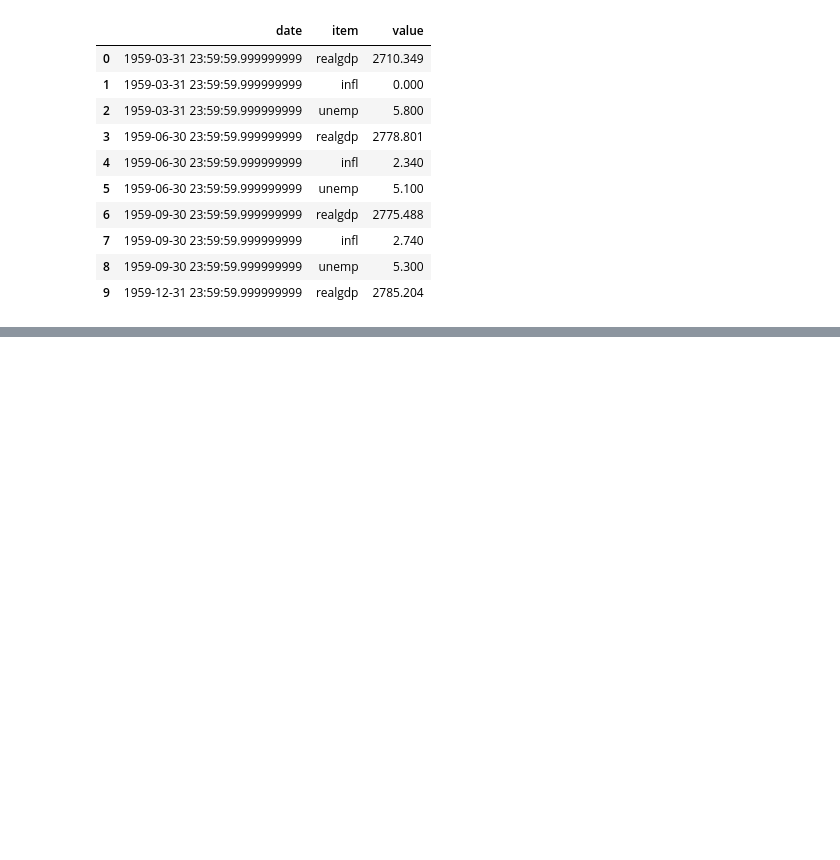
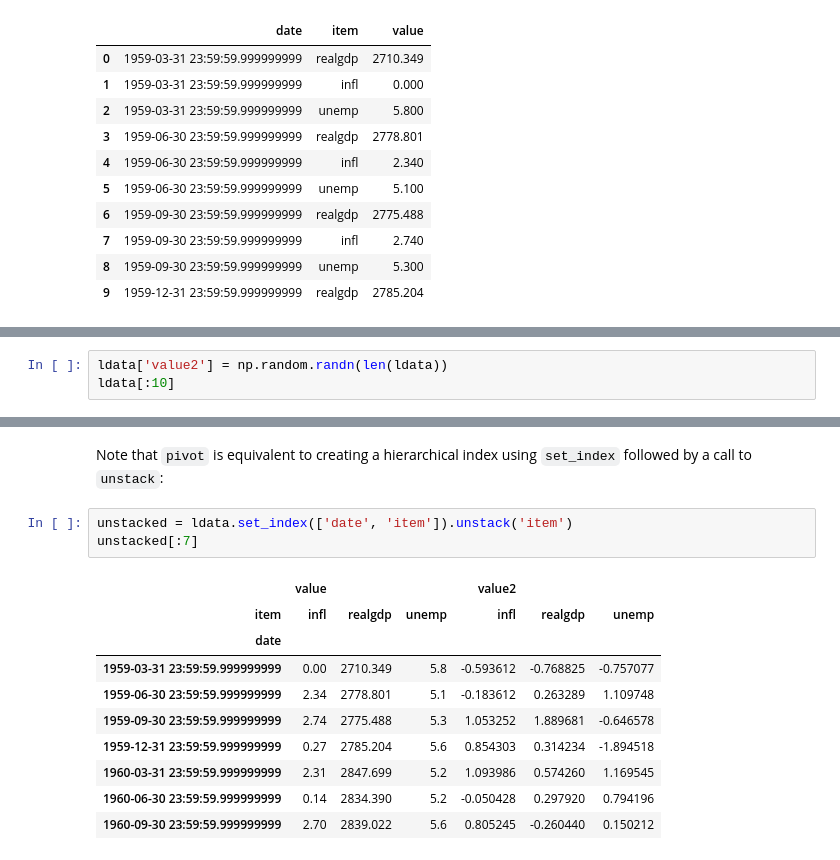
Before and after one commit to colinat/pandas, a Jupyter notebook: datawrang.ipynb, the cells around one changed output, grey strips where cells are left out. Saved outputs shown, nothing was run; the diff lists cells and outputs as text; blank space fills up the shorter version.

```diff
--- a/datawrang.ipynb
+++ b/datawrang.ipynb
@@ -1112,0 +1135,3 @@ ldata[:10]
+# %%
+ldata['value2'] = np.random.randn(len(ldata))
+ldata[:10]
@@ -1112,0 +1174,16 @@ ldata[:10]
+# %% [markdown]
+Note that `pivot` is equivalent to creating a hierarchical index using `set_index` followed by a call to `unstack`:
+# %%
+unstacked = ldata.set_index(['date', 'item']).unstack('item')
+unstacked[:7]
+# %% [output]
+|  | value |  |  | value2 |  |  |
+| item | infl | realgdp | unemp | infl | realgdp | unemp |
+| date |  |  |  |  |  |  |
+| 1959-03-31 23:59:59.999999999 | 0.00 | 2710.349 | 5.8 | -0.593612 | -0.768825 | -0.757077 |
+| 1959-06-30 23:59:59.999999999 | 2.34 | 2778.801 | 5.1 | -0.183612 | 0.263289 | 1.109748 |
+| 1959-09-30 23:59:59.999999999 | 2.74 | 2775.488 | 5.3 | 1.053252 | 1.889681 | -0.646578 |
+| 1959-12-31 23:59:59.999999999 | 0.27 | 2785.204 | 5.6 | 0.854303 | 0.314234 | -1.894518 |
+| 1960-03-31 23:59:59.999999999 | 2.31 | 2847.699 | 5.2 | 1.093986 | 0.574260 | 1.169545 |
+| 1960-06-30 23:59:59.999999999 | 0.14 | 2834.390 | 5.2 | -0.050428 | 0.297920 | 0.794196 |
+| 1960-09-30 23:59:59.999999999 | 2.70 | 2839.022 | 5.6 | 0.805245 | -0.260440 | 0.150212 |
```
Also changed, not shown: parts of 29 cells of this notebook.
